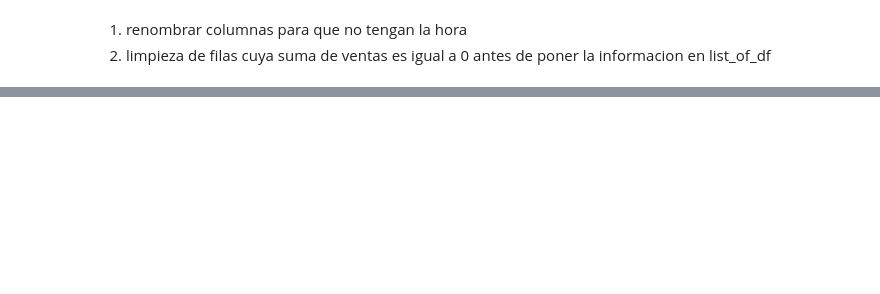
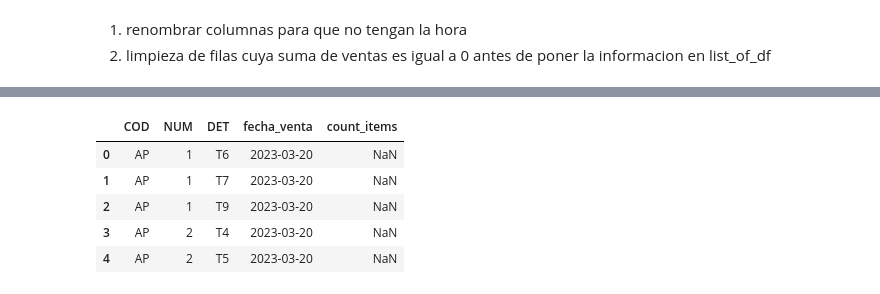
Before and after one commit to edu-marin/django_storefront, a Jupyter notebook: data_migration/ventas_plata.ipynb, the cells around one changed output, grey strips where cells are left out. Saved outputs shown, nothing was run; the diff lists cells and outputs as text; code cells hidden in the pictures; blank space fills up the shorter version.

```diff
--- a/data_migration/ventas_plata.ipynb
+++ b/data_migration/ventas_plata.ipynb
@@ -124,0 +173,8 @@ dtype: object
+# %%
+# Especificar las columnas que no deben ser melted
+id_vars = ['COD', 'NUM', 'DET']
+
+# Realizar el melt del dataframe
+all_melted = pd.melt(all, id_vars=id_vars, var_name='fecha_venta', value_name='count_items')
+
+all_melted.info()
@@ -124,0 +194,9 @@ dtype: object
+# %%
+all_melted.head()
+# %% [output]
+|  | COD | NUM | DET | fecha_venta | count_items |
+| 0 | AP | 1 | T6 | 2023-03-20 | NaN |
+| 1 | AP | 1 | T7 | 2023-03-20 | NaN |
+| 2 | AP | 1 | T9 | 2023-03-20 | NaN |
+| 3 | AP | 2 | T4 | 2023-03-20 | NaN |
+| 4 | AP | 2 | T5 | 2023-03-20 | NaN |
```
Also changed, not shown: parts of 11 cells of this notebook, 1 other file.
